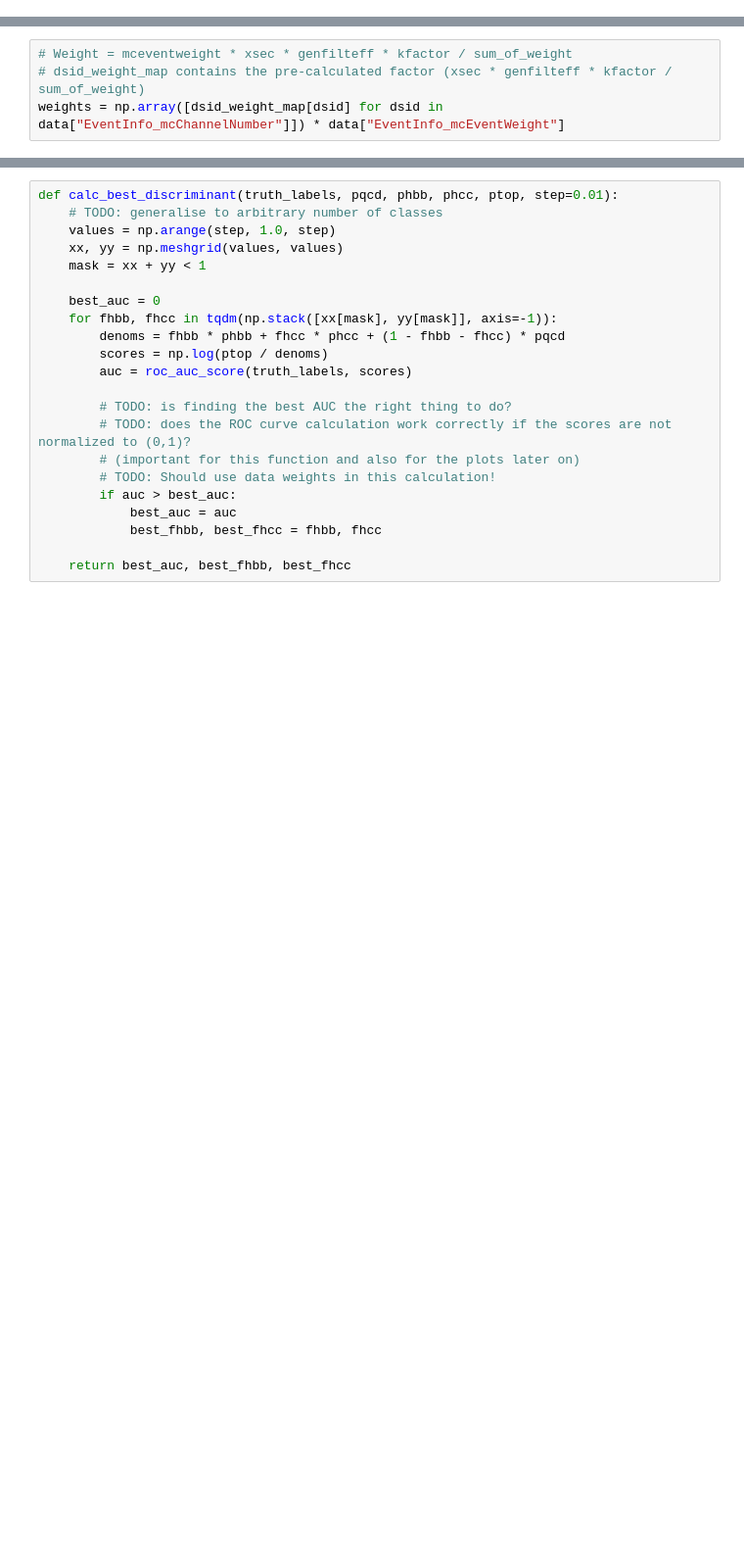
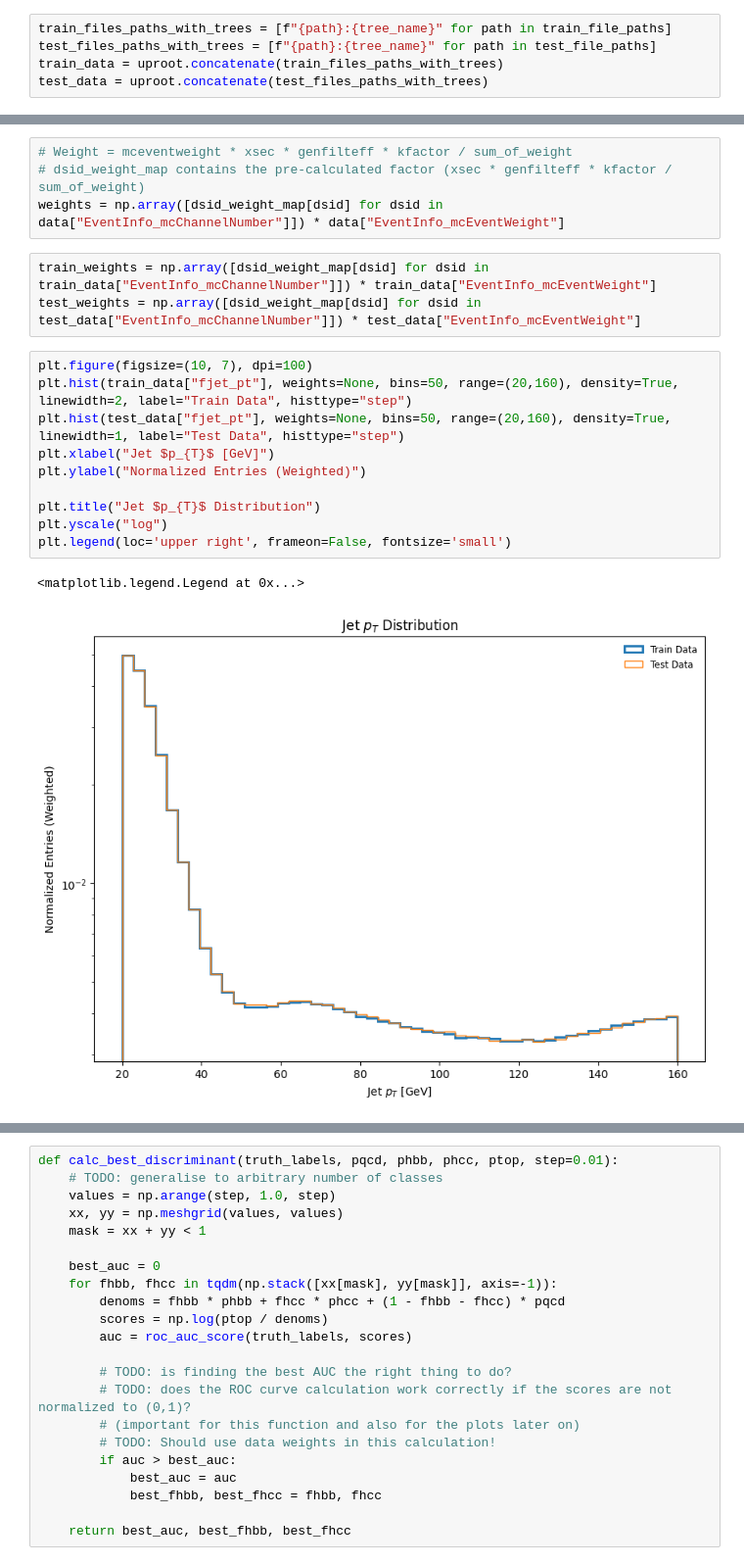
Before and after one commit to KonDoran/lundtoptagger, a Jupyter notebook: plotting_SRJ.ipynb, the cells around one changed output, grey strips where cells are left out. Shown at 98% size. Drawn from its saved outputs; the diff is of its cells as text; blank space fills up the shorter version.

```diff
--- a/plotting_SRJ.ipynb
+++ b/plotting_SRJ.ipynb
@@ -94,6 +153,11 @@ Created dsid_numerators with 13 entries
 # %%
 score_files_paths_with_trees = [f"{path}:{tree_name}" for path in score_files_paths]
 data = uproot.concatenate(score_files_paths_with_trees)
+# %%
+train_files_paths_with_trees = [f"{path}:{tree_name}" for path in train_file_paths]
+test_files_paths_with_trees = [f"{path}:{tree_name}" for path in test_file_paths]
+train_data = uproot.concatenate(train_files_paths_with_trees)
+test_data = uproot.concatenate(test_files_paths_with_trees)
 # %%
 # This give the same output as just entering the variable name in a notebook cell
 from IPython.display import display
@@ -270,4 +336,20 @@ dsid_weight_map = {
 # Weight = mceventweight * xsec * genfilteff * kfactor / sum_of_weight
 # dsid_weight_map contains the pre-calculated factor (xsec * genfilteff * kfactor / sum_of_weight)
 weights = np.array([dsid_weight_map[dsid] for dsid in data["EventInfo_mcChannelNumber"]]) * data["EventInfo_mcEventWeight"]
+# %%
+train_weights = np.array([dsid_weight_map[dsid] for dsid in train_data["EventInfo_mcChannelNumber"]]) * train_data["EventInfo_mcEventWeight"]
+test_weights = np.array([dsid_weight_map[dsid] for dsid in test_data["EventInfo_mcChannelNumber"]]) * test_data["EventInfo_mcEventWeight"]
+# %%
+plt.figure(figsize=(10, 7), dpi=100)
+plt.hist(train_data["fjet_pt"], weights=None, bins=50, range=(20,160), density=True, linewidth=2, label="Train Data", histtype="step")
+plt.hist(test_data["fjet_pt"], weights=None, bins=50, range=(20,160), density=True, linewidth=1, label="Test Data", histtype="step")
+plt.xlabel("Jet $p_{T}$ [GeV]")
+plt.ylabel("Normalized Entries (Weighted)")
+
+plt.title("Jet $p_{T}$ Distribution")
+plt.yscale("log")
+plt.legend(loc='upper right', frameon=False, fontsize='small')
+# %% [output]
+<matplotlib.legend.Legend at 0x...>
+[figure, added]
 # %%
```
Also changed, not shown: parts of 21 cells of this notebook.
